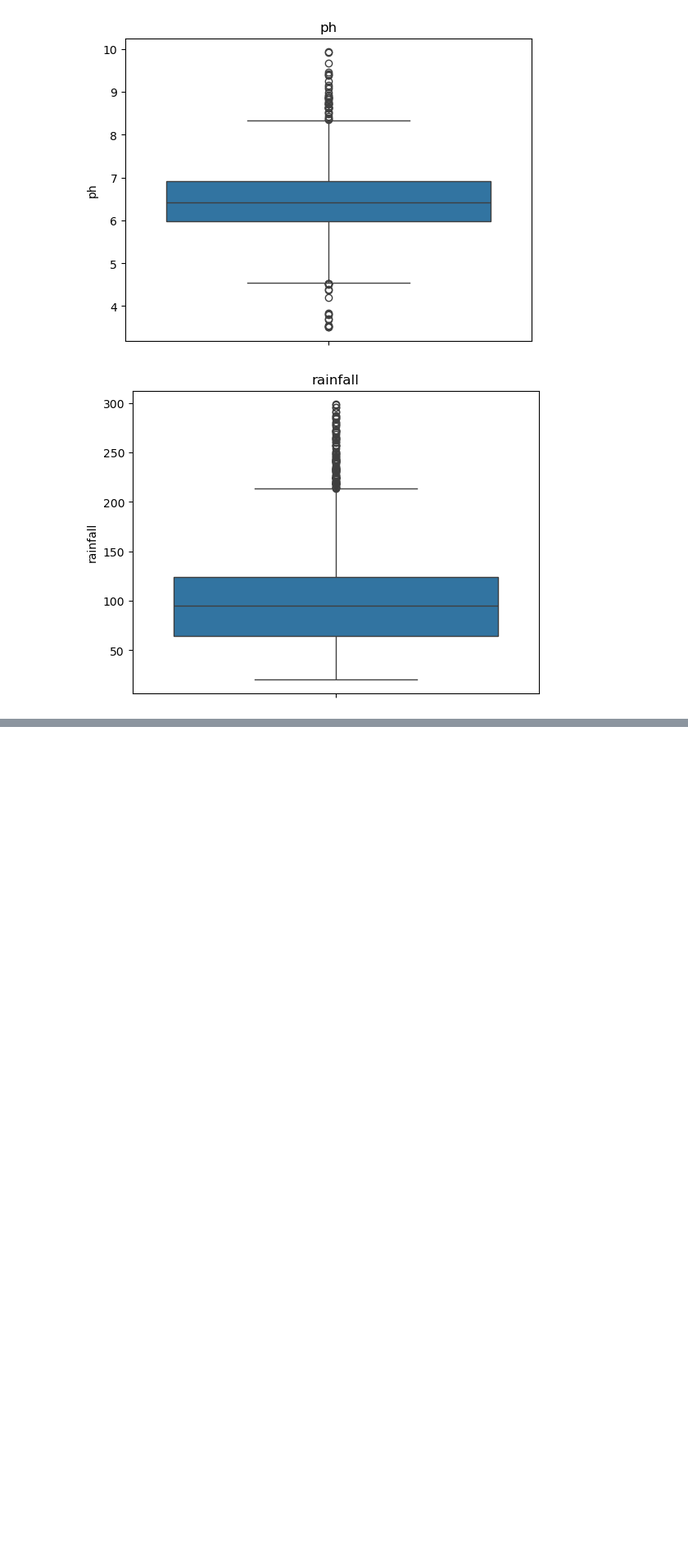
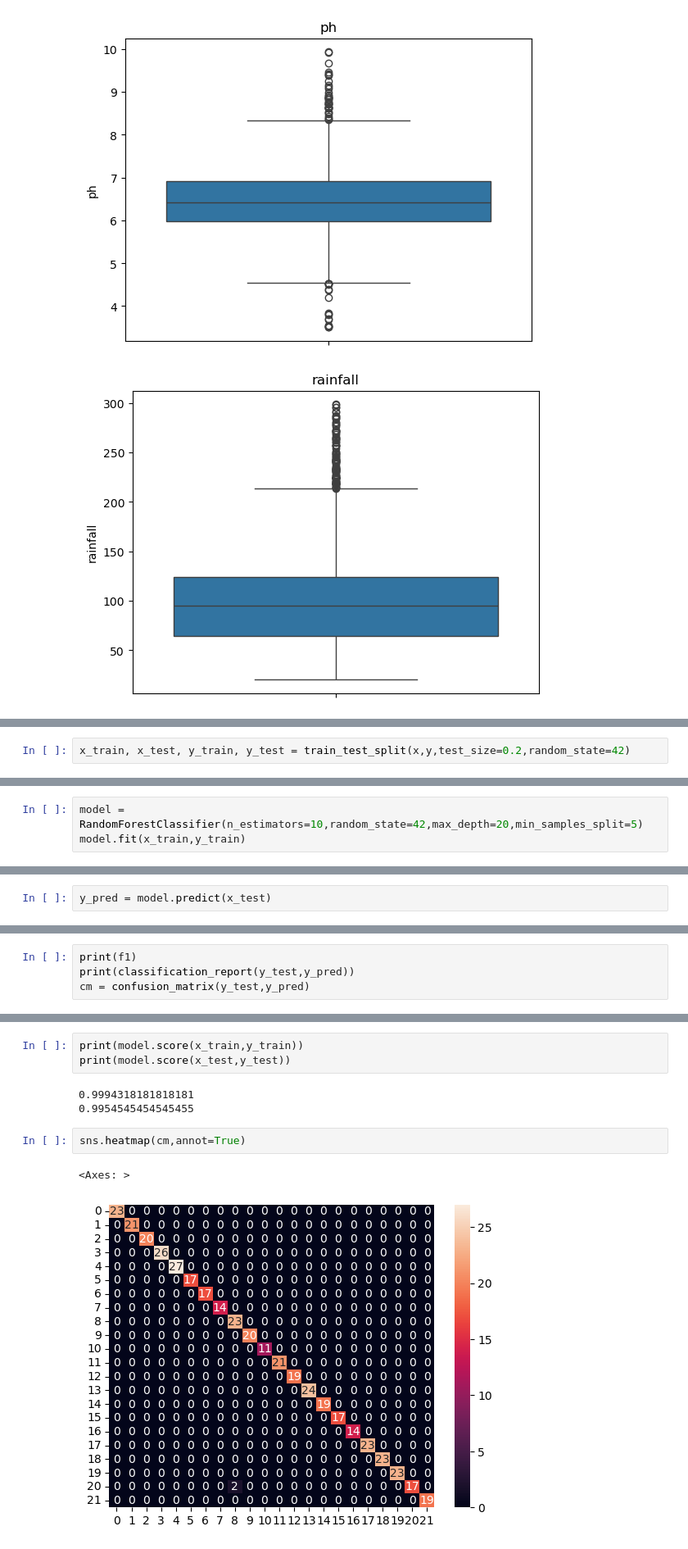
Before and after one commit to saim-ansari-tech/Crop-Recommendation-System, a Jupyter notebook: crop_recommendation.ipynb, the cells around one changed output, grey strips where cells are left out. Shown at 82% size. Saved outputs shown, nothing was run; the diff lists cells and outputs as text; blank space fills up the shorter version.

```diff
--- a/crop_recommendation.ipynb
+++ b/crop_recommendation.ipynb
@@ -182,0 +220,2 @@ print(q3 - q1)
+# %%
+x_train, x_test, y_train, y_test = train_test_split(x,y,test_size=0.2,random_state=42)
@@ -182,0 +232,3 @@ print(q3 - q1)
+# %%
+model = RandomForestClassifier(n_estimators=10,random_state=42,max_depth=20,min_samples_split=5)
+model.fit(x_train,y_train)
@@ -182,0 +238,2 @@ print(q3 - q1)
+# %%
+y_pred = model.predict(x_test)
@@ -182,0 +242,4 @@ print(q3 - q1)
+# %%
+print(f1)
+print(classification_report(y_test,y_pred))
+cm = confusion_matrix(y_test,y_pred)
@@ -182,0 +264,11 @@ print(q3 - q1)
+# %%
+print(model.score(x_train,y_train))
+print(model.score(x_test,y_test))
+# %% [output]
+0.9994318181818181
+0.9954545454545455
+# %%
+sns.heatmap(cm,annot=True)
+# %% [output]
+<Axes: >
+[figure, added]
```
Also changed, not shown: parts of 15 cells of this notebook.
